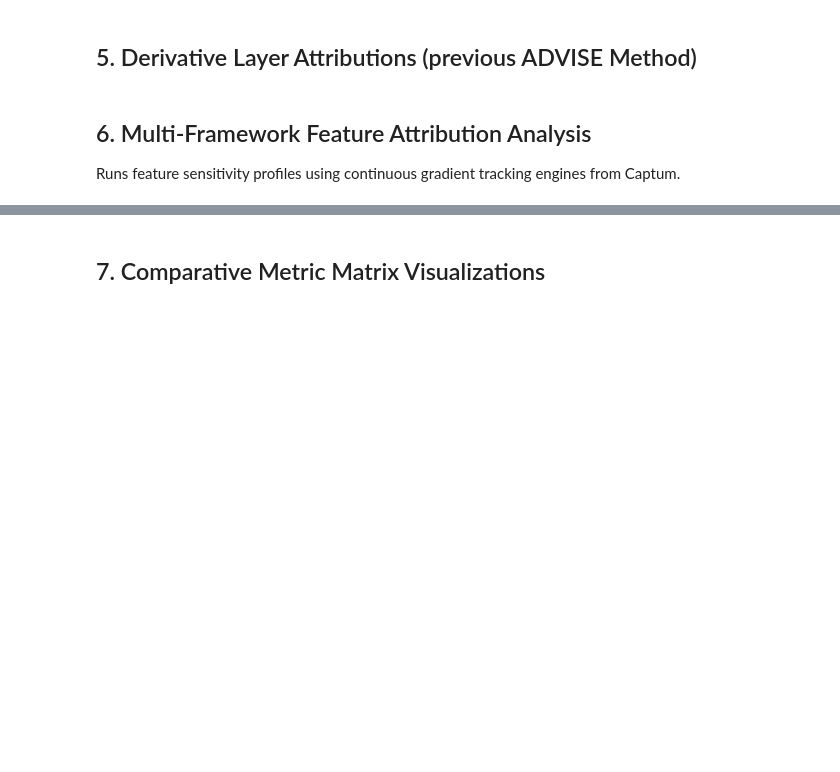
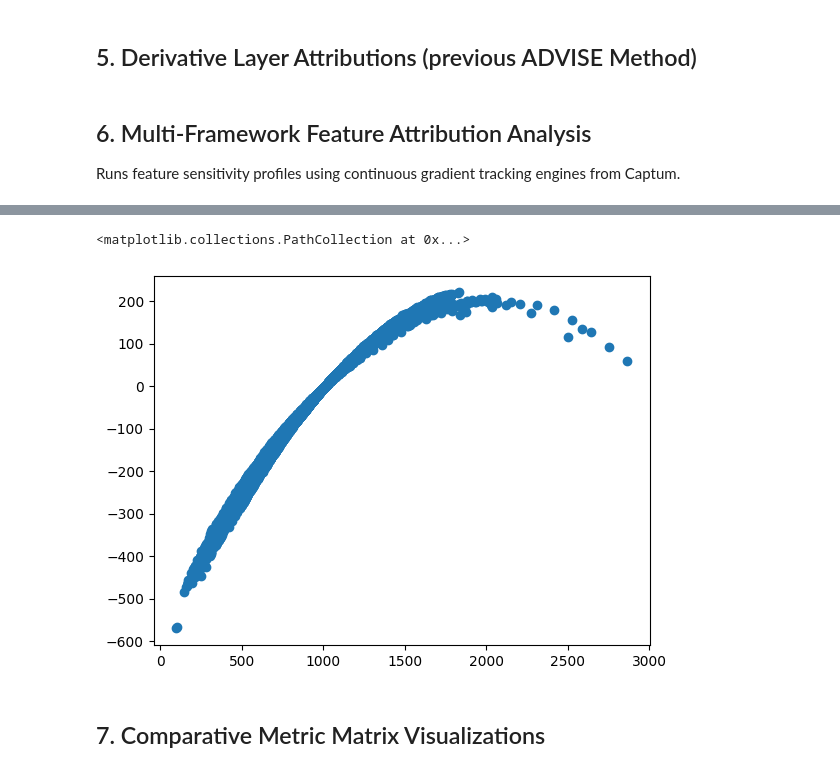
Before and after one commit to zhouqiang06/ADVISE, a Jupyter notebook: Demo_of_analysis_in_manuscript.ipynb, the cells around one changed output, grey strips where cells are left out. Drawn from its saved outputs; the diff is of its cells as text; code cells hidden in the pictures; blank space fills up the shorter version.

```diff
--- a/Demo_of_analysis_in_manuscript.ipynb
+++ b/Demo_of_analysis_in_manuscript.ipynb
@@ -593,0 +669,75 @@ Time taken for DeepLiftSHAP: 136.31 seconds
+# %%
+# nn2poly is an R package and there are some issues to call the function via python. Below is a pure Python NN2Poly Equivalent
+from sklearn.preprocessing import PolynomialFeatures
+from sklearn.linear_model import Ridge
+
+start_time = time.time()
+
+# 1. Get predictions from PyTorch final_model
+all_fea_tensor = all_fea if isinstance(all_fea, torch.Tensor) else torch.tensor(all_fea, dtype=torch.float32)
+with torch.no_grad():
+    dnn_preds = final_model(all_fea_tensor).cpu().numpy()
+
+all_fea_np = all_fea_tensor.cpu().numpy()
+
+# 2. Generate polynomial features (Degree 2 approximation)
+poly = PolynomialFeatures(degree=2, include_bias=True)
+X_poly = poly.fit_transform(all_fea_np)
+
+# 3. Fit polynomial weights to match the DNN model output
+poly_model = Ridge(alpha=1e-5, fit_intercept=False)
+poly_model.fit(X_poly, dnn_preds)
+
+# 4. Generate polynomial predictions
+nn2poly_preds = poly_model.predict(X_poly)
+nn2poly_coeffs = poly_model.coef_
+print(f"Time taken for NN2Poly (Python Surrogate): {time.time() - start_time:.2f} seconds")
+
+# 5. Save outputs
+np.save(os.path.join(SAVE_PATH, 'NN2Poly_preds.npy'), nn2poly_preds)
+np.save(os.path.join(SAVE_PATH, 'NN2Poly_coeffs.npy'), nn2poly_coeffs)
+
+# ==============================================================================
+# Per-Sample Variable Contribution Calculation
+# ==============================================================================
+
+# 1. Extract term-level predictions for every sample
+# Shape: (n_samples, n_poly_terms)
+term_values = X_poly * nn2poly_coeffs
+
+# 2. Distribute term values to individual features
+n_samples = all_fea_np.shape[0]
+num_features = all_fea_np.shape[1]
+powers = poly.powers_  # Power vector per term
+
+# Matrix to store sample-level feature contributions: (n_samples, n_features)
+nn2poly_contributions = np.zeros((n_samples, num_features))
+
+for term_idx, power_row in enumerate(powers):
+    # Find active features in this polynomial term
+    active_features = np.where(power_row > 0)[0]
+
+    if len(active_features) > 0:
+        # Split term value equally among active features for each sample
+        contribution_per_feature = term_values[:, term_idx] / len(active_features)
+        for feat_idx in active_features:
+            nn2poly_contributions[:, feat_idx] += contribution_per_feature
+
+# Note: The sum across features plus intercept equals the total prediction:
+intercept_term = term_values[:, 0]  # Degree 0 (bias term)
+# Check: np.allclose(nn2poly_contributions.sum(axis=1) + intercept_term, nn2poly_preds.flatten())
+
+# 3. Save Variable Contributions
+# Output shape: (n_samples, n_features) - matches Captum attribution matrices (LRP, SHAP, etc.)
+np.save(os.path.join(SAVE_PATH, 'NN2Poly_contributions.npy'), nn2poly_contributions)
+
+print("\n--- Variable Contributions ---")
+print(f"Contributions Matrix Shape: {nn2poly_contributions.shape}")
+print(f"Mean Contribution per Feature:\n{np.mean(nn2poly_contributions, axis=0)}")
+
+# 4. Save and Plot Summary of Contributions (Mean Absolute Contribution per Sample)
+mean_abs_contributions = np.mean(np.abs(nn2poly_contributions), axis=0)
+feature_names = [f"Feature_{i}" for i in range(num_features)]
+
+plt.scatter(all_fea_raw[:, 0], nn2poly_contributions[:, 0])
+# %% [output]
@@ -594,3 +750,5 @@ Time taken for DeepLiftSHAP: 136.31 seconds
+<matplotlib.collections.PathCollection at 0x...>
+[figure, added]
 # %% [markdown]
 ## 7. Comparative Metric Matrix Visualizations
 # %%
```
Also changed, not shown: parts of 10 cells of this notebook.
